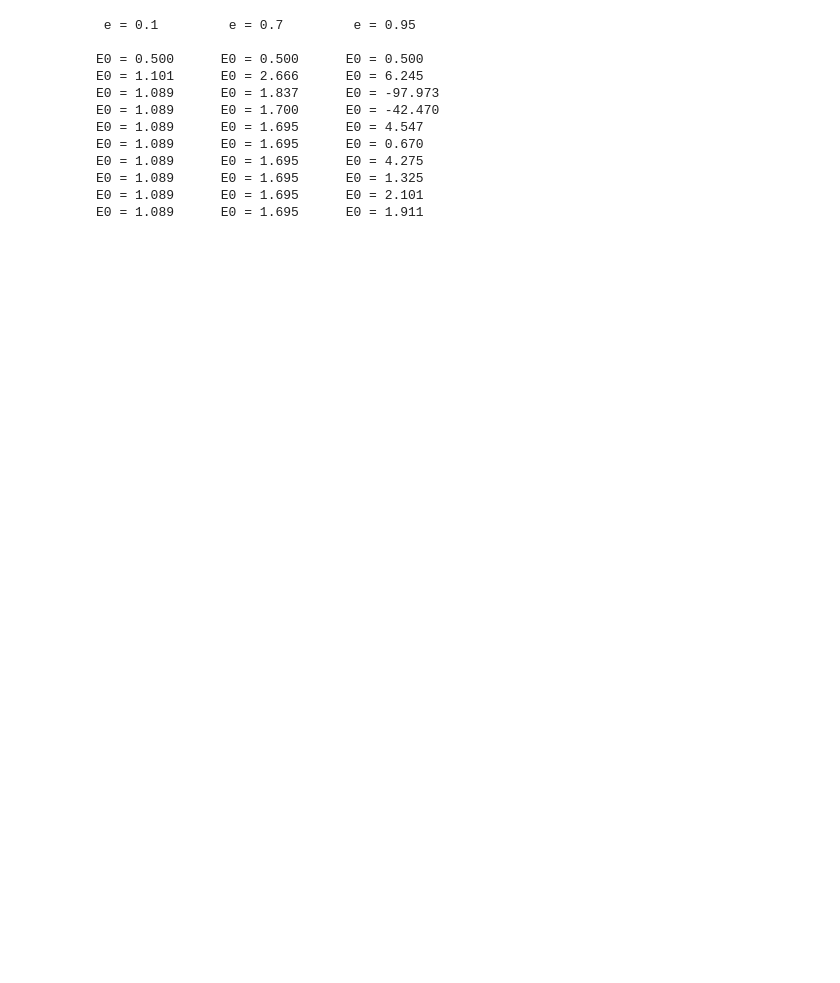
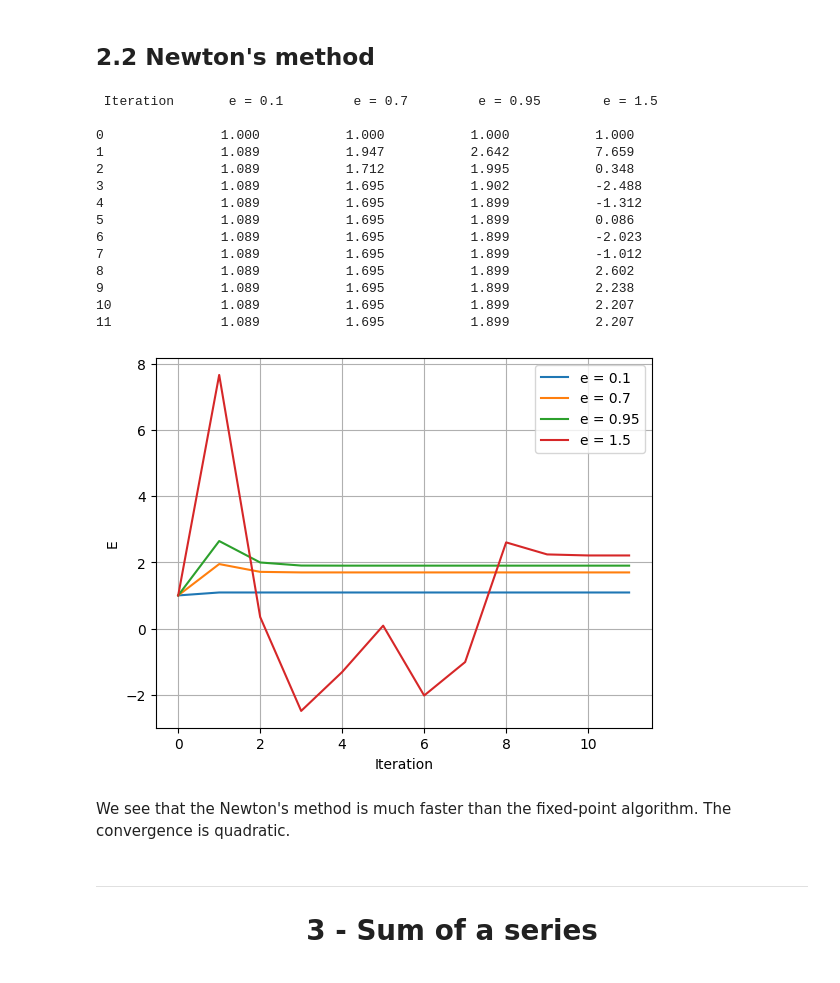
Before and after one commit to LeiRoF/M2-n-body-gravitation, a Jupyter notebook: TD.ipynb, the cells around one changed output. Drawn from its saved outputs; the diff is of its cells as text; code cells hidden in the pictures; blank space fills up the shorter version.

```diff
--- a/TD.ipynb
+++ b/TD.ipynb
@@ -47,37 +117,40 @@ E0 = 1.089      E0 = 1.695      E0 = 1.899
+# %% [markdown]
+## 2.2 Newton's method
 # %%
-def get_next_newton_E(M, E=None, e=None):
+def next2_E(M, E=None, e=None):
     if E is None:
         return M
     else:
         return E - (E - e * np.sin(E) - M) / (1 - e * np.cos(E))
 
 M = 1
-e_list = [0.1,0.7,0.95]
-E = []
+e_list = [0.1,0.7,0.95, 1.5]
 
-for j, e in enumerate(e_list):
-    print(f"{color.Red + color.on_Green} e = {e} {color.NC}\t", end="")
-    E.append([get_next_newton_E(0.5, e=0.5)])
-    for i in range(10):
-        E[j].append(get_next_newton_E(M, E[j][-1], e=e))
-
-print("\n")
-
-for i in range(10):
-    for j in range(len(E)):
-        print(f"E0 = {E[j][i]:.3f}\t", end="")
-
-    print(" ")
+E_collection = compute(next2_E, M, e_list, 11)
+print_in_columns(E_collection)
+plot_E(E_collection)
 # %% [output]
- e = 0.1         e = 0.7         e = 0.95
+ Iteration       e = 0.1         e = 0.7         e = 0.95        e = 1.5
 
-E0 = 0.500      E0 = 0.500      E0 = 0.500
-E0 = 1.101      E0 = 2.666      E0 = 6.245
-E0 = 1.089      E0 = 1.837      E0 = -97.973
-E0 = 1.089      E0 = 1.700      E0 = -42.470
-E0 = 1.089      E0 = 1.695      E0 = 4.547
-E0 = 1.089      E0 = 1.695      E0 = 0.670
-E0 = 1.089      E0 = 1.695      E0 = 4.275
-E0 = 1.089      E0 = 1.695      E0 = 1.325
-E0 = 1.089      E0 = 1.695      E0 = 2.101
-E0 = 1.089      E0 = 1.695      E0 = 1.911
+0               1.000           1.000           1.000           1.000
+1               1.089           1.947           2.642           7.659
+2               1.089           1.712           1.995           0.348
+3               1.089           1.695           1.902           -2.488
+4               1.089           1.695           1.899           -1.312
+5               1.089           1.695           1.899           0.086
+6               1.089           1.695           1.899           -2.023
+7               1.089           1.695           1.899           -1.012
+8               1.089           1.695           1.899           2.602
+9               1.089           1.695           1.899           2.238
+10              1.089           1.695           1.899           2.207
+11              1.089           1.695           1.899           2.207
+[figure, added]
+# %% [markdown]
+We see that the Newton's method is much faster than the fixed-point algorithm. The convergence is quadratic.
+# %% [markdown]
+<div align=center>
+
+---
+# 3 - Sum of a series
+
+</div>
```
Also changed, not shown: parts of 5 cells of this notebook, 3 other files.
